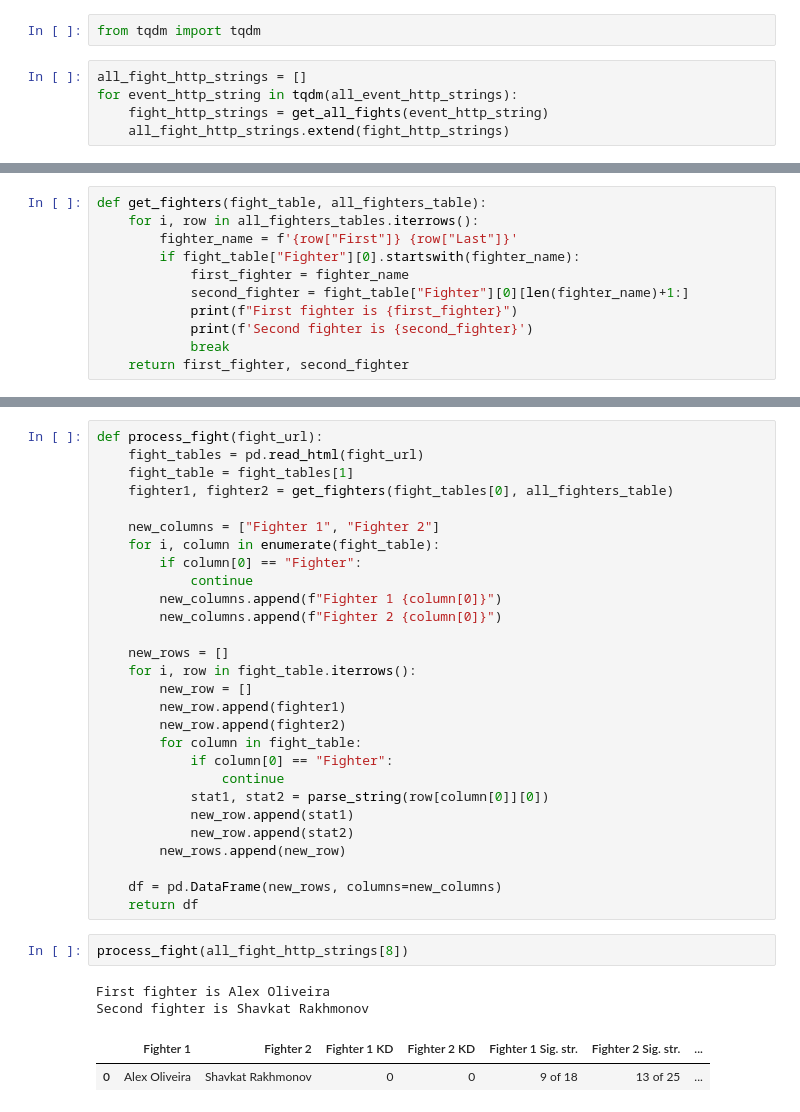
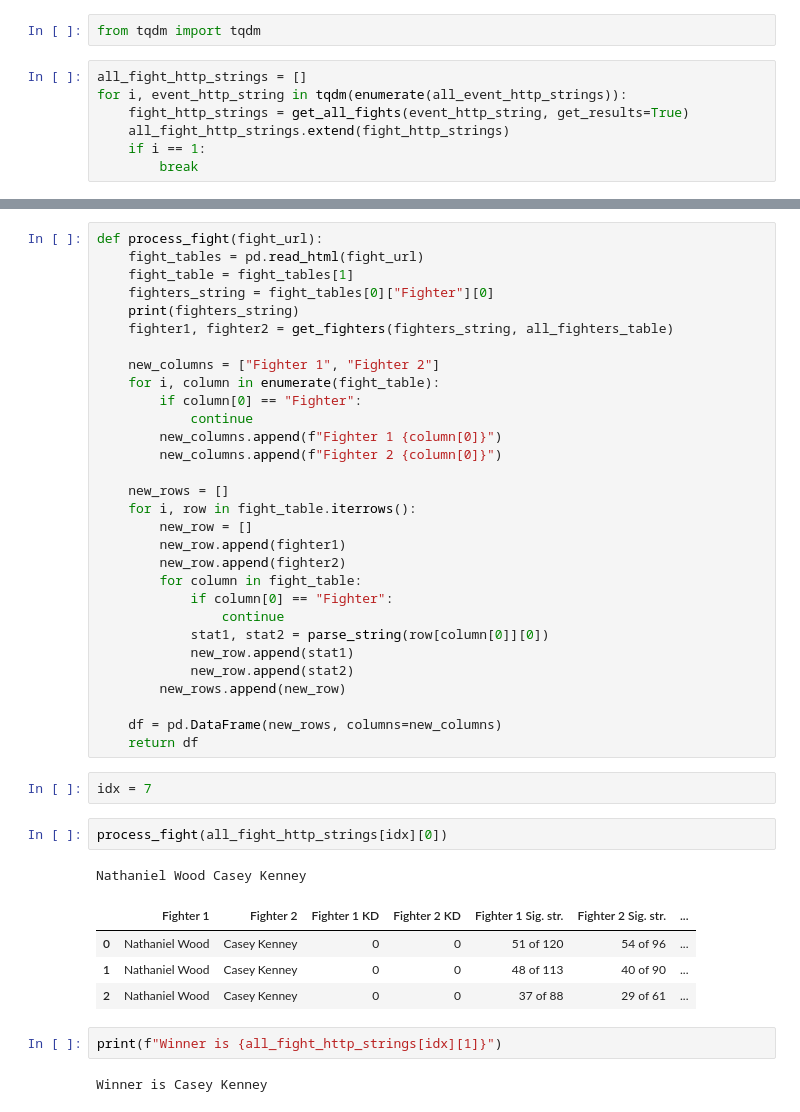
Before and after one commit to tylerlum/ufc_automated_scoring_system, a Jupyter notebook: UFC_Automated_Scoring_System.ipynb, the cells around one changed output, grey strips where cells are left out. Drawn from its saved outputs; the diff is of its cells as text.

Commit message:
Get result of fights as ground truth

```diff
--- a/UFC_Automated_Scoring_System.ipynb
+++ b/UFC_Automated_Scoring_System.ipynb
@@ -318,9 +333,11 @@ print(len(fight_http_strings))
 from tqdm import tqdm
 # %%
 all_fight_http_strings = []
-for event_http_string in tqdm(all_event_http_strings):
-    fight_http_strings = get_all_fights(event_http_string)
+for i, event_http_string in tqdm(enumerate(all_event_http_strings)):
+    fight_http_strings = get_all_fights(event_http_string, get_results=True)
     all_fight_http_strings.extend(fight_http_strings)
+    if i == 1:
+        break
 # %%
 print(len(all_fight_http_strings))
 # %% [output]
@@ -328,11 +344,0 @@ print(len(all_fight_http_strings))
-# %%
-def get_fighters(fight_table, all_fighters_table):
-    for i, row in all_fighters_tables.iterrows():
-        fighter_name = f'{row["First"]} {row["Last"]}'
-        if fight_table["Fighter"][0].startswith(fighter_name):
-            first_fighter = fighter_name
-            second_fighter = fight_table["Fighter"][0][len(fighter_name)+1:]
-            print(f"First fighter is {first_fighter}")
-            print(f'Second fighter is {second_fighter}')
-            break
-    return first_fighter, second_fighter
@@ -340,7 +366,9 @@ def get_fighters(fight_table, all_fighters_table):
 def process_fight(fight_url):
     fight_tables = pd.read_html(fight_url)
     fight_table = fight_tables[1]
-    fighter1, fighter2 = get_fighters(fight_tables[0], all_fighters_table)
+    fighters_string = fight_tables[0]["Fighter"][0]
+    print(fighters_string)
+    fighter1, fighter2 = get_fighters(fighters_string, all_fighters_table)
 
     new_columns = ["Fighter 1", "Fighter 2"]
     for i, column in enumerate(fight_table):
@@ -364,10 +392,17 @@ def process_fight(fight_url):
 
     df = pd.DataFrame(new_rows, columns=new_columns)
     return df
+# %%
+idx = 7
 # %%
-process_fight(all_fight_http_strings[8])
+process_fight(all_fight_http_strings[idx][0])
 # %% [output]
-First fighter is Alex Oliveira
-Second fighter is Shavkat Rakhmonov
+Nathaniel Wood Casey Kenney
 |  | Fighter 1 | Fighter 2 | Fighter 1 KD | Fighter 2 KD | Fighter 1 Sig. str. | Fighter 2 Sig. str. | ... |
-| 0 | Alex Oliveira | Shavkat Rakhmonov | 0 | 0 | 9 of 18 | 13 of 25 | ... |
+| 0 | Nathaniel Wood | Casey Kenney | 0 | 0 | 51 of 120 | 54 of 96 | ... |
+| 1 | Nathaniel Wood | Casey Kenney | 0 | 0 | 48 of 113 | 40 of 90 | ... |
+| 2 | Nathaniel Wood | Casey Kenney | 0 | 0 | 37 of 88 | 29 of 61 | ... |
+# %%
+print(f"Winner is {all_fight_http_strings[idx][1]}")
+# %% [output]
+Winner is Casey Kenney
```
Also changed, not shown: parts of 4 cells of this notebook.
